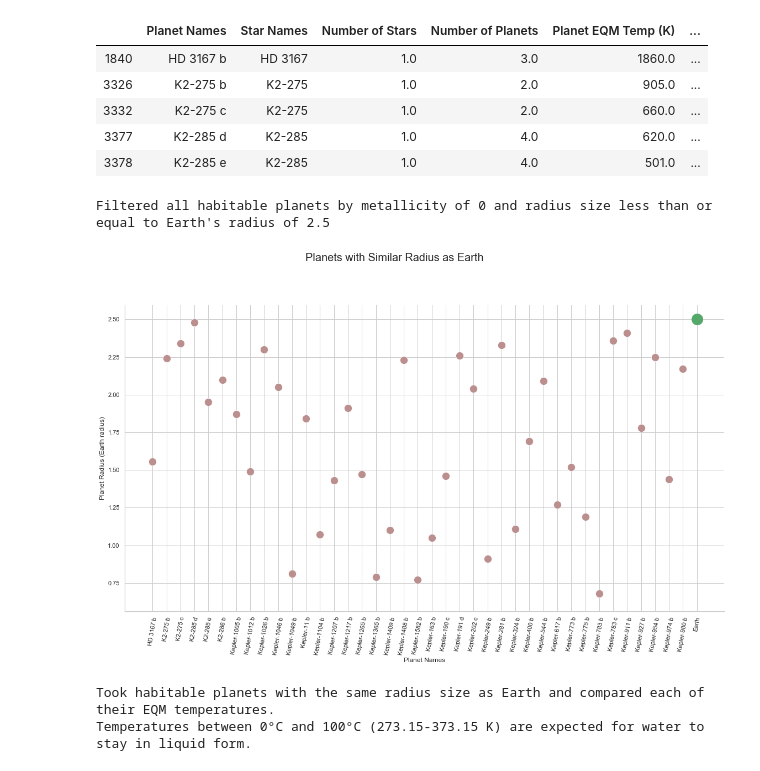
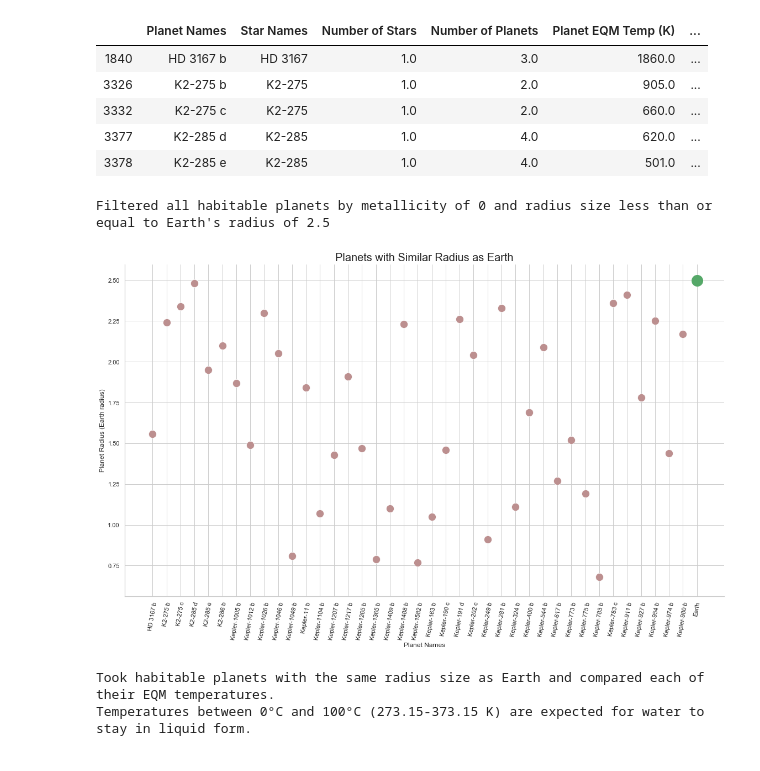
Before and after one commit to jonsb-coding/Stellar_Research, a Jupyter notebook: YMS/Goldilocks_Zone.ipynb, the cells around one changed output. Saved outputs shown, nothing was run; the diff lists cells and outputs as text; code cells hidden in the pictures.

```diff
--- a/YMS/Goldilocks_Zone.ipynb
+++ b/YMS/Goldilocks_Zone.ipynb
@@ -202,35 +202,34 @@ There are 39 planets that have the same or less than the radius of Earth.
 # %%
 # Setting grid background
 sns.set(style="whitegrid")
 
 # Plotting planet radius compared to Earth's size standard
 radius_plot = sns.relplot( data = size_just_right,
                    x= 'Planet Names', y= "Planet Radius (R⊕)", facecolor='rosybrown', s=200)
 
 # Creating title and adjusting position
-radius_plot.fig.suptitle("Planets with Similar Radius as Earth", y=1.03, fontsize= 20)
-plt.subplots_adjust(top=0.9)
+plt.title("Planets with Similar Radius as Earth", fontsize=20)
 radius_plot.set_axis_labels("Planet Names")
 
 
 # Changing fig size
 fig = plt.gcf()
 fig.set_size_inches(20, 10)
 
 # Labeling y-axis and positioning tick-marks to fit planet names
 plt.ylabel('Planet Radius (Earth radius)')
 plt.xticks(rotation=80)
 
 
 # Plotting Earth's temperature for comparison
 plt.plot("Earth", 2.5 , "go", markersize= 20)
 
 plt.savefig("same_radii")
 
 print(f"Filtered all habitable planets by metallicity of 0 and radius size less than or equal to Earth's radius of 2.5")
 # %% [output]
 Filtered all habitable planets by metallicity of 0 and radius size less than or equal to Earth's radius of 2.5
-[figure, old version]
+[figure, new version]
 # %%
 sns.set(style="darkgrid")
 
```
Also changed, not shown: parts of 1 cell of this notebook, 6 other files.
